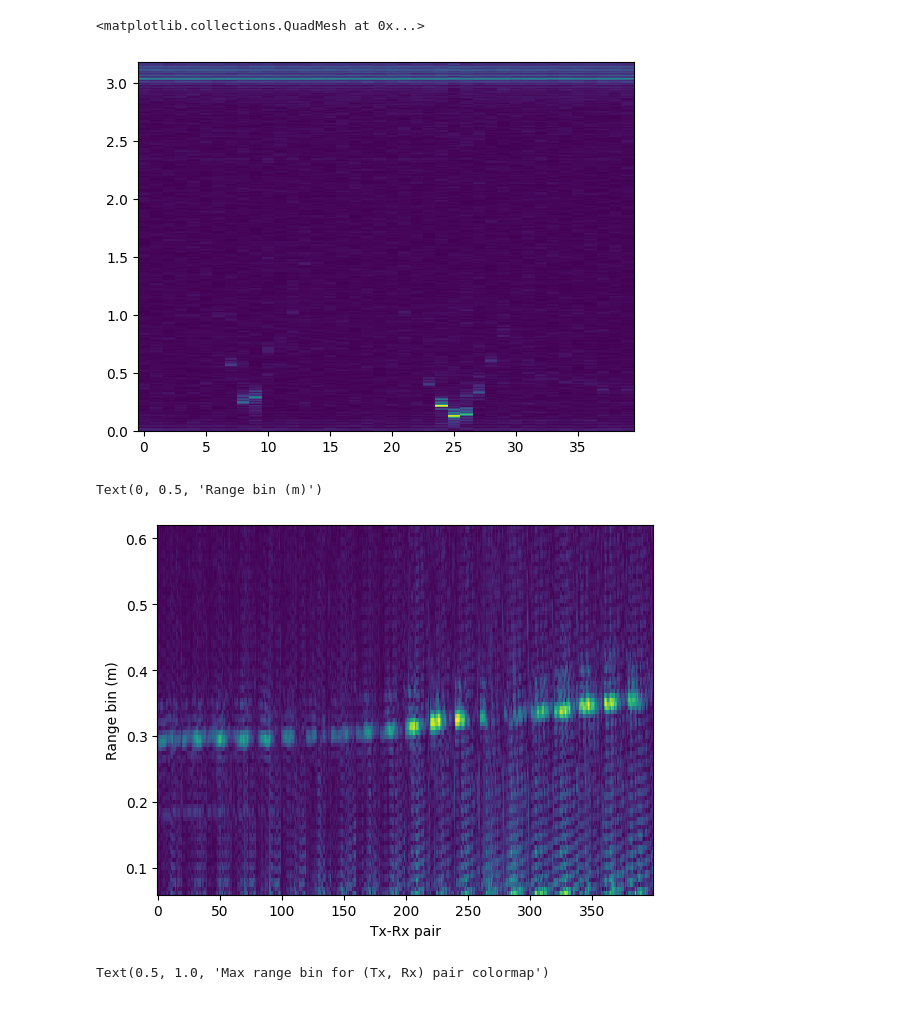
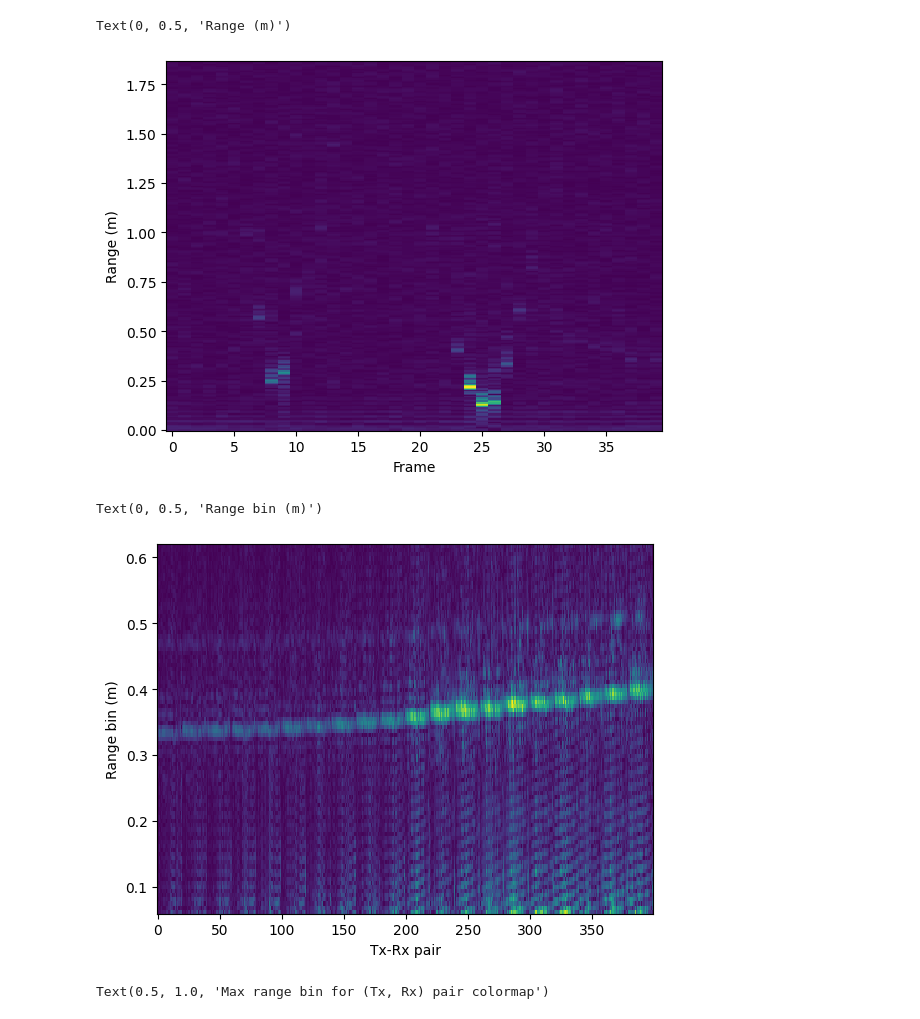
Before and after one commit to sean94011/V_TrigU, a Jupyter notebook: python/tag/profiling/tx_sequence.ipynb, the cells around one changed output. Saved outputs shown, nothing was run; the diff lists cells and outputs as text; code cells hidden in the pictures.

```diff
--- a/python/tag/profiling/tx_sequence.ipynb
+++ b/python/tag/profiling/tx_sequence.ipynb
@@ -12,15 +12,18 @@ dist_vec = cfg['dist_vec']
 # %%
 rp = np.fft.ifft(recData[:, 0, :], n=nfft, axis=1)
 frame_cutoff = 40
-plt.pcolormesh(np.arange(frame_cutoff), dist_vec, np.abs(rp[:frame_cutoff, :]).T)
+range_cutoff = 300
+plt.pcolormesh(np.arange(frame_cutoff), dist_vec[:range_cutoff], np.abs(rp[:frame_cutoff, :range_cutoff]).T)
+plt.xlabel('Frame')
+plt.ylabel('Range (m)')
 # %% [output]
-<matplotlib.collections.QuadMesh at 0x...>
+Text(0, 0.5, 'Range (m)')
-[figure, old version]
+[figure, new version]
 # %%
 # Inside one frame, range-profile for every tx-rx pair
 # recData = np.load('../../../data/radar-tests/0.9m-cr/recording.npy') # frame, txrx, step
 
-target_frame = 9
+target_frame = 27
 rp_single_frame = np.fft.ifft(recData[target_frame, :, :], n=nfft, axis=1)
 range_start = 10
 range_end = 100
@@ -30,7 +33,7 @@ plt.xlabel('Tx-Rx pair')
 plt.ylabel('Range bin (m)')
 # %% [output]
 Text(0, 0.5, 'Range bin (m)')
-[figure, old version]
+[figure, new version]
 # %%
 # For each tx-rx pair, max range bin index for frame 9
 max_range_bin = np.argmax(np.abs(rp_single_frame), axis=1)
```
Also changed, not shown: 1 other file.
